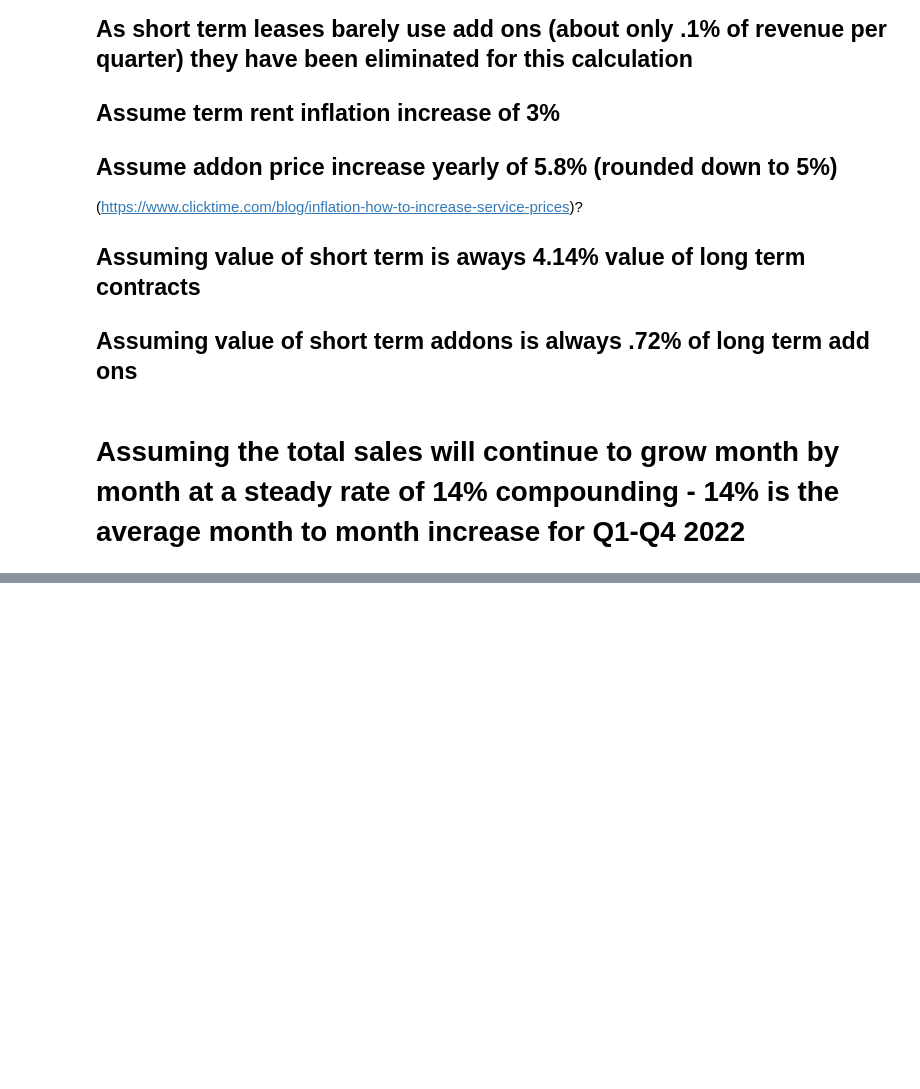
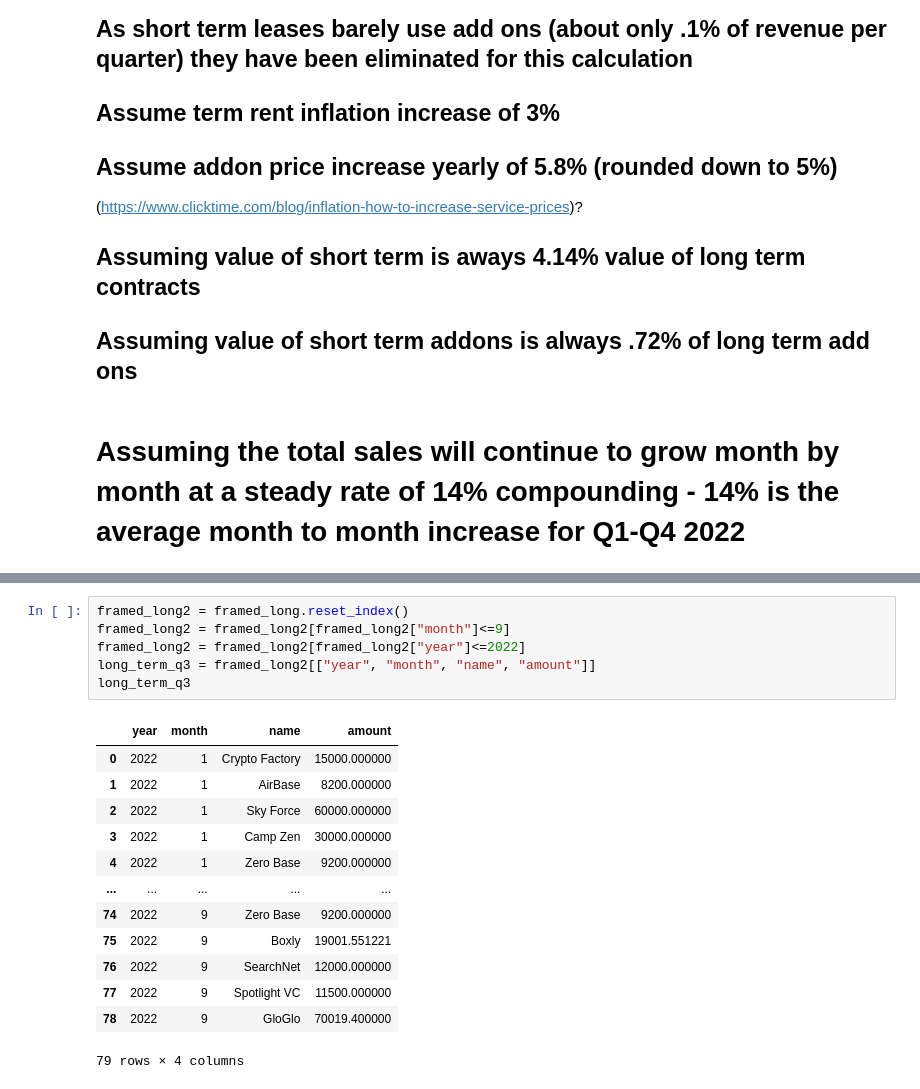
Before and after one commit to njw27/codi_pres, a Jupyter notebook: codi_nb.ipynb, the cells around one changed output, grey strips where cells are left out. Cells and saved outputs as stored; diff of their text form; blank space fills up the shorter version.

```diff
--- a/codi_nb.ipynb
+++ b/codi_nb.ipynb
@@ -1255,0 +1286,20 @@ figs to have
+# %%
+framed_long2 = framed_long.reset_index()
+framed_long2 = framed_long2[framed_long2["month"]<=9]
+framed_long2 = framed_long2[framed_long2["year"]<=2022]
+long_term_q3 = framed_long2[["year", "month", "name", "amount"]]
+long_term_q3
+# %% [output]
+|  | year | month | name | amount |
+| 0 | 2022 | 1 | Crypto Factory | 15000.000000 |
+| 1 | 2022 | 1 | AirBase | 8200.000000 |
+| 2 | 2022 | 1 | Sky Force | 60000.000000 |
+| 3 | 2022 | 1 | Camp Zen | 30000.000000 |
+| 4 | 2022 | 1 | Zero Base | 9200.000000 |
+| ... | ... | ... | ... | ... |
+| 74 | 2022 | 9 | Zero Base | 9200.000000 |
+| 75 | 2022 | 9 | Boxly | 19001.551221 |
+| 76 | 2022 | 9 | SearchNet | 12000.000000 |
+| 77 | 2022 | 9 | Spotlight VC | 11500.000000 |
+| 78 | 2022 | 9 | GloGlo | 70019.400000 |
+79 rows × 4 columns
```
Also changed, not shown: parts of 5 cells of this notebook, 1 other file.
